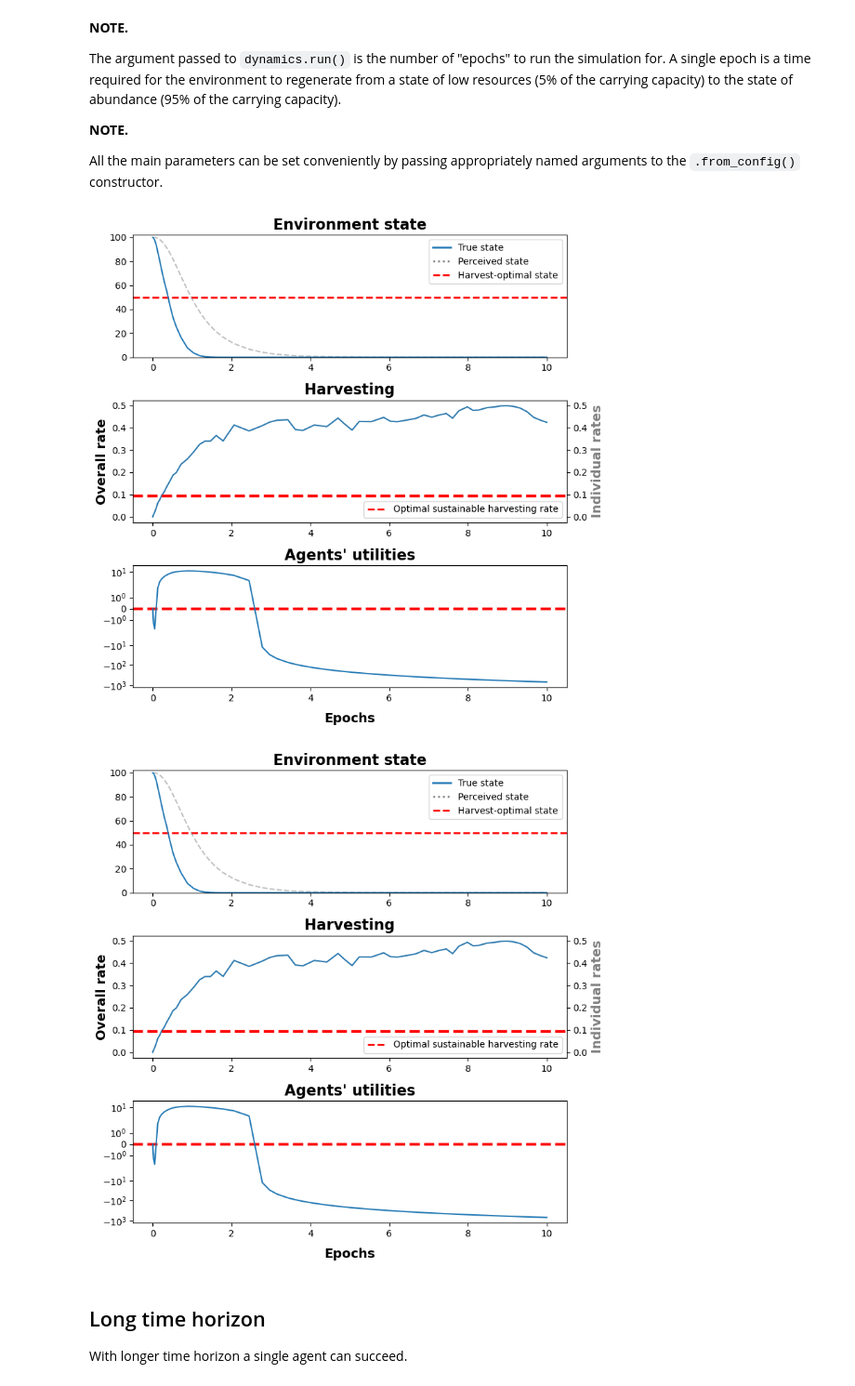
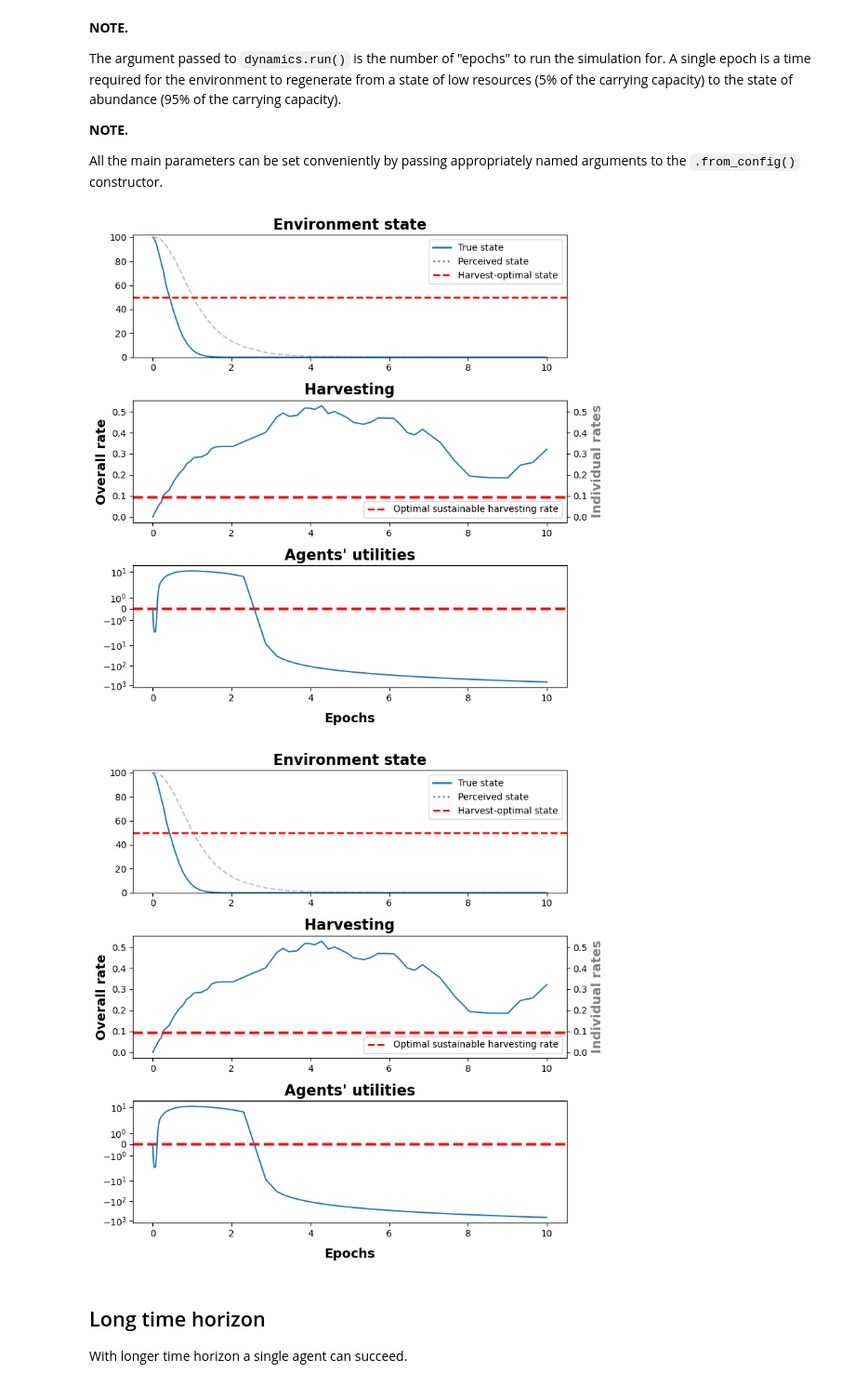
Before and after one commit to iss-obuz/gxr-envir, a Jupyter notebook: notebooks/envir-simulations.ipynb, the cells around one changed output. Shown at 93% size. Drawn from its saved outputs; the diff is of its cells as text; code cells hidden in the pictures.

```diff
--- a/notebooks/envir-simulations.ipynb
+++ b/notebooks/envir-simulations.ipynb
@@ -71,14 +71,14 @@ of low resources (5% of the carrying capacity) to the state of abundance
 All the main parameters can be set conveniently by passing appropriately named arguments
 to the `.from_config()` constructor.
 # %%
-game = EnvirGame.from_config(n_agents=1, horizon=.1)
+game = EnvirGame.from_config(n_agents=1, horizon=.1, T=50)
 sol  = game.dynamics.run(10, seed=None)
 
 fig = game.dynamics.plot(sol)
 fig
 # %% [output]
-[figure, old version]
+[figure, new version]
-[figure, old version]
+[figure, new version]
 # %% [markdown]
 ## Long time horizon
 
```
Also changed, not shown: parts of 1 cell of this notebook, 3 other files.
